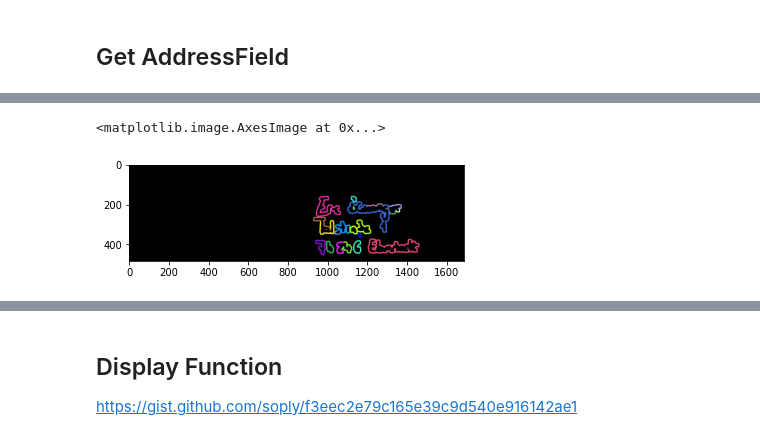
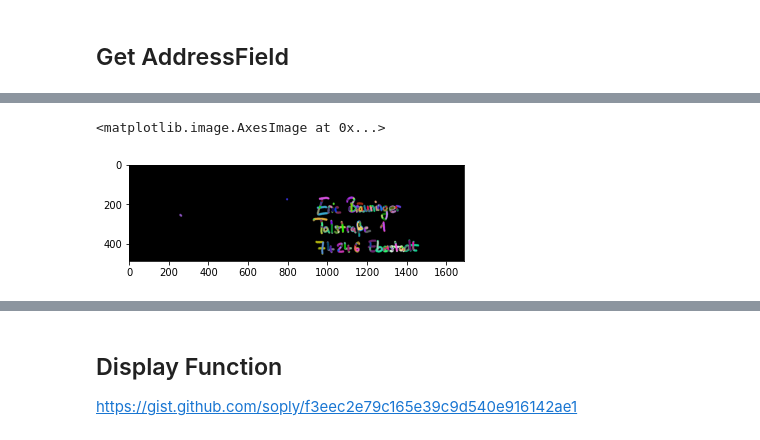
Before and after one commit to SimonStiegler/CRV_Postleitzahlerkennung, a Jupyter notebook: Programm.ipynb, the cells around one changed output, grey strips where cells are left out. Drawn from its saved outputs; the diff is of its cells as text; code cells hidden in the pictures.

```diff
--- a/Programm.ipynb
+++ b/Programm.ipynb
@@ -250,14 +258,14 @@ Text(0.5, 1.0, 'correct-aligned')
 # %% [markdown]
 ## Get AddressField
 # %%
-height, width = letter.shape
+height, width = letterGray.shape
 pixelMargin = margin*pixelPerMM
 addressField = letter.copy()
 startX = int(pixelMargin)
 endX = int(width-pixelMargin)
 startY = int(stampZone[1]*pixelPerMM)
 endY = int(height-pixelMargin)
-addressField = addressField[startY:endY,startX:endX]
+addressField = letterGray[startY:endY,startX:endX]
 plt.imshow(addressField, cmap="gray")
 # %% [output]
 <matplotlib.image.AxesImage at 0x...>
@@ -271,5 +279,5 @@ plt.imshow(binAF,cmap="gray")
 # %%
-dilateChar = cv2.dilate(binAF,characterDK,iterations=1)
-plt.imshow(dilateChar,cmap="gray")
+binAF = cv2.dilate(addressField,(3,3),iterations=1)
+plt.imshow(binAF,cmap="gray")
 # %% [output]
 <matplotlib.image.AxesImage at 0x...>
@@ -276,0 +285,3 @@ plt.imshow(dilateChar,cmap="gray")
+# %%
+canny = cv2.Canny(binAF,150,200)
+plt.imshow(canny, cmap="gray")
@@ -277,3 +291,3 @@ plt.imshow(dilateChar,cmap="gray")
 # %%
-# erodeChar = cv2.erode(dilateChar,characterEK,iterations=1)
-# plt.imshow(dilateChar,cmap="gray")
+canny = cv2.dilate(canny,(7,7),iterations=1)
+plt.imshow(canny,cmap="gray")
@@ -286,14 +297,13 @@ plt.imshow(cannyChar,cmap="gray")
 # %%
-imgAF,contoursAF,hierachyAF = cv2.findContours(cannyChar,cv2.RETR_TREE,cv2.CHAIN_APPROX_NONE)
-heightAF,widthAF = addressField.shape
-plt.imshow(imgAF,cmap="gray")
+imgAF,contoursAF,hierachyAF = cv2.findContours(canny,cv2.RETR_TREE,cv2.CHAIN_APPROX_NONE)
+[heightAF,widthAF] = binAF.shape
 contourImg = np.zeros((heightAF,widthAF,3))
 for index,contour in enumerate(contoursAF):
     r = random.random()
     g = random.random()
     b = random.random()
     cv2.drawContours(contourImg,contoursAF , index, (r,g,b), 5)
 plt.imshow(contourImg)
 # %% [output]
 <matplotlib.image.AxesImage at 0x...>
-[figure, old version]
+[figure, new version]
```
Also changed, not shown: parts of 34 cells of this notebook.
